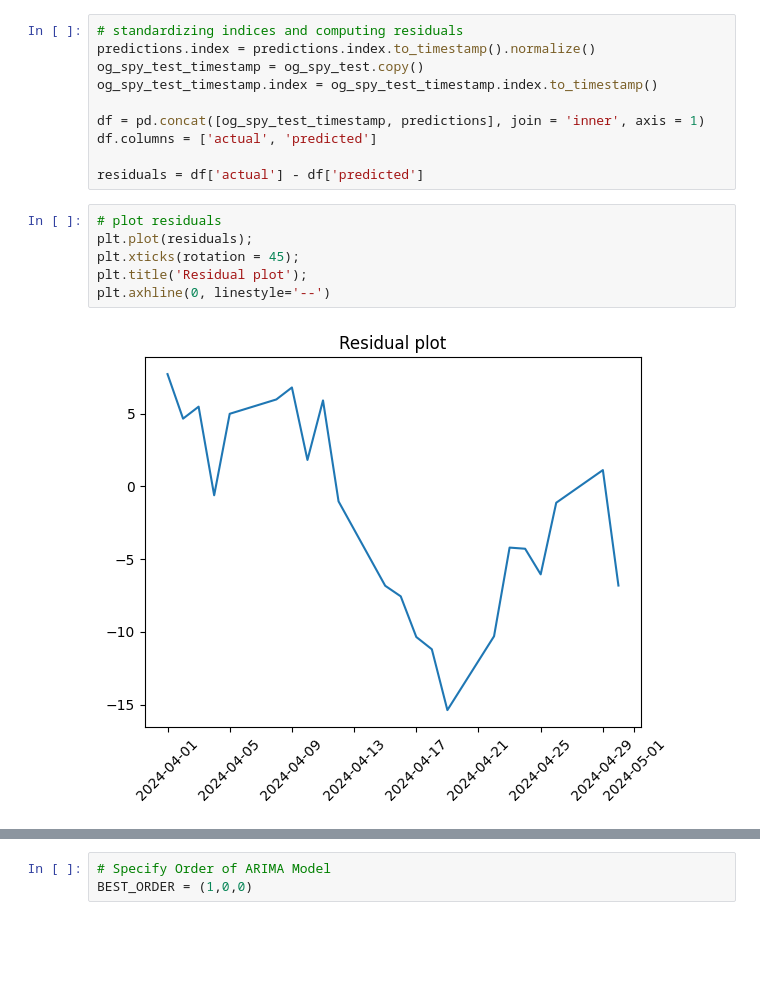
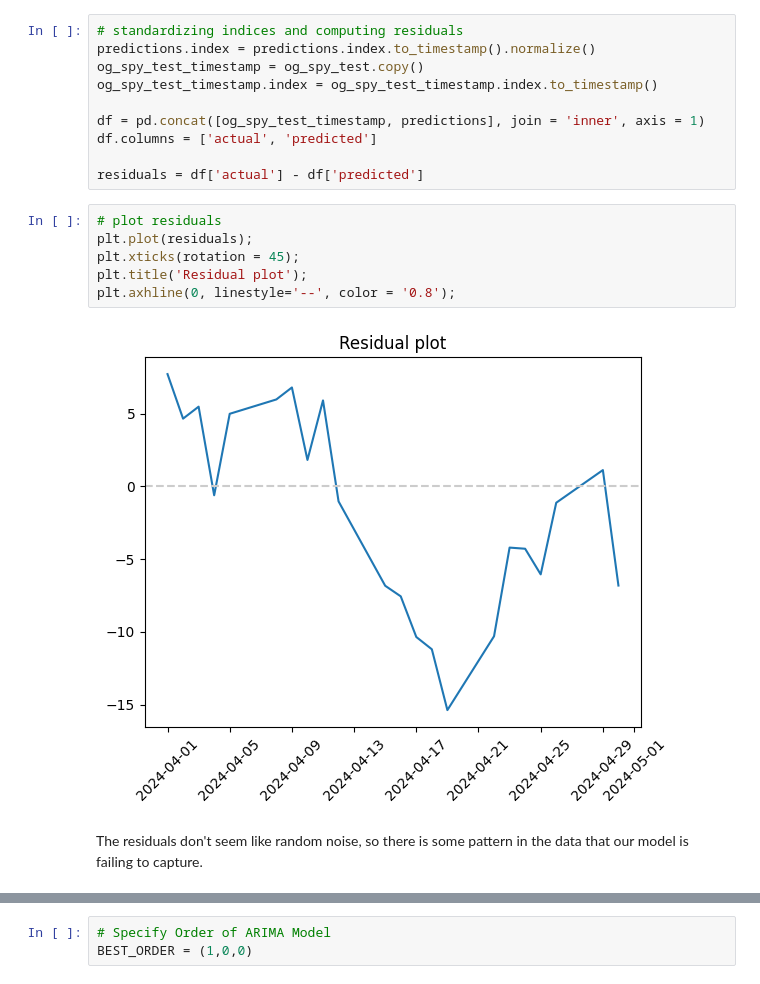
Before and after one commit to kevoinno/gary-s24, a Jupyter notebook: garys24_eda.ipynb, the cells around one changed output, grey strips where cells are left out. Cells and saved outputs as stored; diff of their text form; blank space fills up the shorter version.

```diff
--- a/garys24_eda.ipynb
+++ b/garys24_eda.ipynb
@@ -339,11 +339,13 @@ residuals = df['actual'] - df['predicted']
 # %%
 # plot residuals
 plt.plot(residuals);
 plt.xticks(rotation = 45);
 plt.title('Residual plot');
-plt.axhline(0, linestyle='--')
+plt.axhline(0, linestyle='--', color = '0.8');
 # %% [output]
-[figure, old version]
+[figure, new version]
+# %% [markdown]
+The residuals don't seem like random noise, so there is some pattern in the data that our model is failing to capture.
 # %%
 # Actual vs Predicted Plot
 plt.plot(df['actual']);
```
Also changed, not shown: parts of 17 cells of this notebook.
